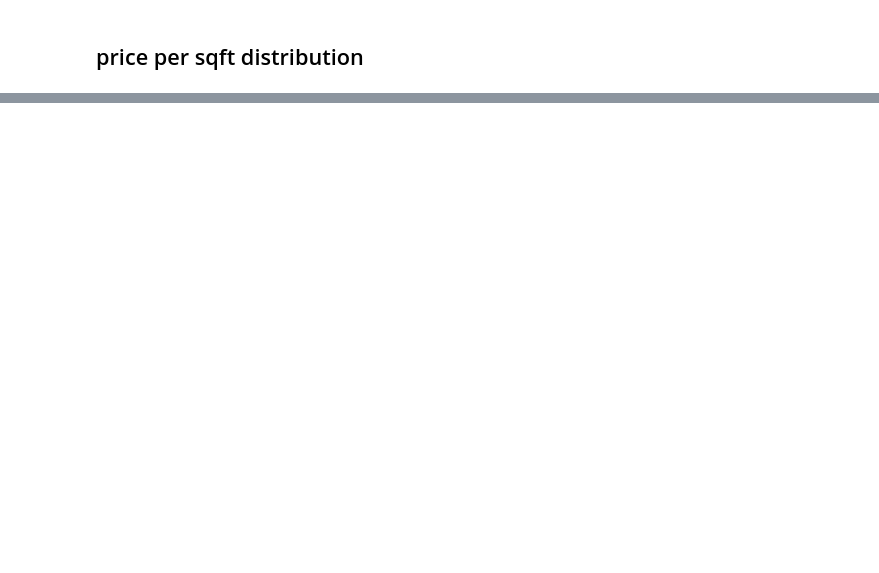
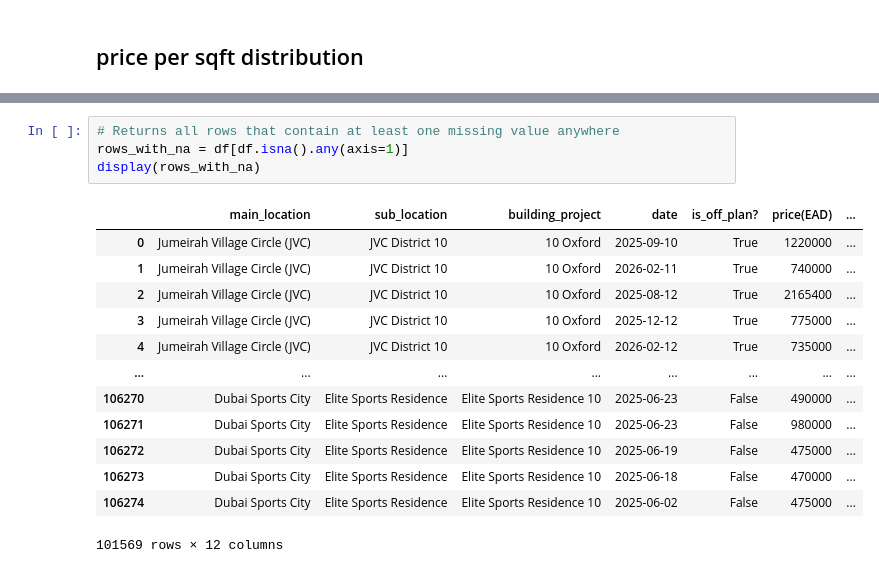
Before and after one commit to Paramesh079/sellanyhome, a Jupyter notebook: eda/eda.ipynb, the cells around one changed output, grey strips where cells are left out. Cells and saved outputs as stored; diff of their text form; blank space fills up the shorter version.

```diff
--- a/eda/eda.ipynb
+++ b/eda/eda.ipynb
@@ -838,0 +1370,18 @@ VBox(children=(HBox(children=(Dropdown(description='Location:', options=('Busine
+# %%
+# Returns all rows that contain at least one missing value anywhere
+rows_with_na = df[df.isna().any(axis=1)]
+display(rows_with_na)
+# %% [output]
+|  | main_location | sub_location | building_project | date | is_off_plan? | price(EAD) | ... |
+| 0 | Jumeirah Village Circle (JVC) | JVC District 10 | 10 Oxford | 2025-09-10 | True | 1220000 | ... |
+| 1 | Jumeirah Village Circle (JVC) | JVC District 10 | 10 Oxford | 2026-02-11 | True | 740000 | ... |
+| 2 | Jumeirah Village Circle (JVC) | JVC District 10 | 10 Oxford | 2025-08-12 | True | 2165400 | ... |
+| 3 | Jumeirah Village Circle (JVC) | JVC District 10 | 10 Oxford | 2025-12-12 | True | 775000 | ... |
+| 4 | Jumeirah Village Circle (JVC) | JVC District 10 | 10 Oxford | 2026-02-12 | True | 735000 | ... |
+| ... | ... | ... | ... | ... | ... | ... | ... |
+| 106270 | Dubai Sports City | Elite Sports Residence | Elite Sports Residence 10 | 2025-06-23 | False | 490000 | ... |
+| 106271 | Dubai Sports City | Elite Sports Residence | Elite Sports Residence 10 | 2025-06-23 | False | 980000 | ... |
+| 106272 | Dubai Sports City | Elite Sports Residence | Elite Sports Residence 10 | 2025-06-19 | False | 475000 | ... |
+| 106273 | Dubai Sports City | Elite Sports Residence | Elite Sports Residence 10 | 2025-06-18 | False | 470000 | ... |
+| 106274 | Dubai Sports City | Elite Sports Residence | Elite Sports Residence 10 | 2025-06-02 | False | 475000 | ... |
+101569 rows × 12 columns
```
Also changed, not shown: parts of 22 cells of this notebook, 3 other files.
